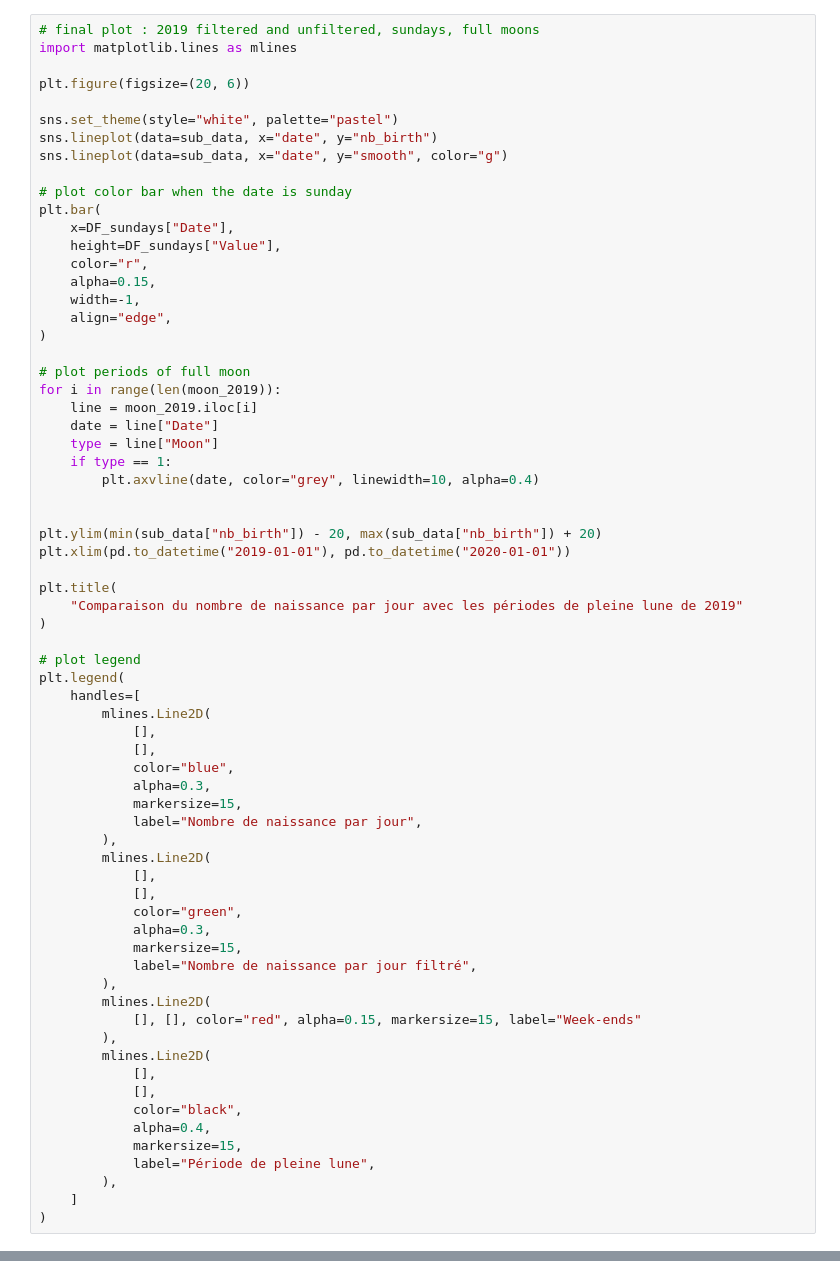
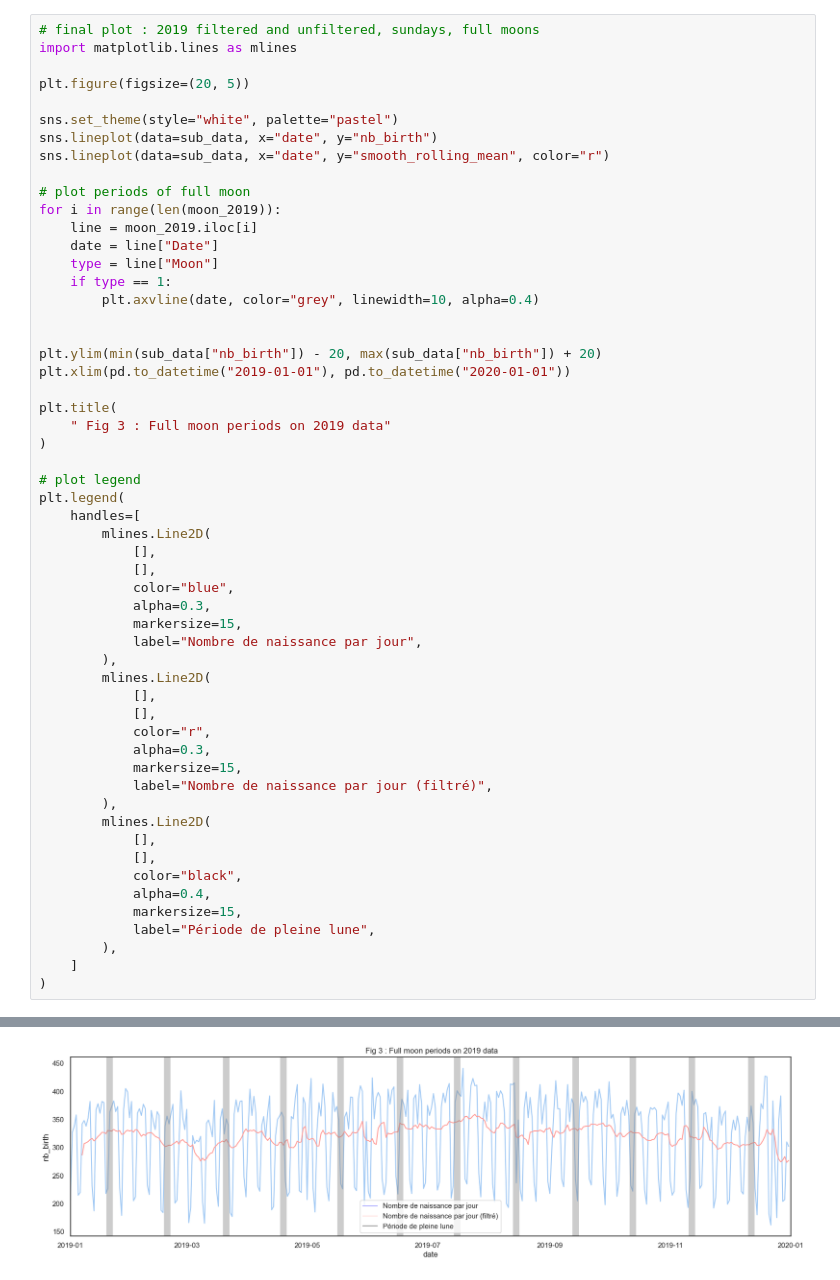
Before and after one commit to gmartinod/birth-vs-moon, a Jupyter notebook: fullMoonBirth.ipynb, the cells around one changed output, grey strips where cells are left out. Saved outputs shown, nothing was run; the diff lists cells and outputs as text.

```diff
--- a/fullMoonBirth.ipynb
+++ b/fullMoonBirth.ipynb
@@ -264,21 +252,11 @@ plt.ylim(min(sub_data["nb_birth"]) - 20, max(sub_data["nb_birth"]) + 20)
 # final plot : 2019 filtered and unfiltered, sundays, full moons
 import matplotlib.lines as mlines
 
-plt.figure(figsize=(20, 6))
+plt.figure(figsize=(20, 5))
 
 sns.set_theme(style="white", palette="pastel")
 sns.lineplot(data=sub_data, x="date", y="nb_birth")
-sns.lineplot(data=sub_data, x="date", y="smooth", color="g")
-
-# plot color bar when the date is sunday
-plt.bar(
-    x=DF_sundays["Date"],
-    height=DF_sundays["Value"],
-    color="r",
-    alpha=0.15,
-    width=-1,
-    align="edge",
-)
+sns.lineplot(data=sub_data, x="date", y="smooth_rolling_mean", color="r")
 
 # plot periods of full moon
 for i in range(len(moon_2019)):
@@ -293,7 +271,7 @@ plt.ylim(min(sub_data["nb_birth"]) - 20, max(sub_data["nb_birth"]) + 20)
 plt.xlim(pd.to_datetime("2019-01-01"), pd.to_datetime("2020-01-01"))
 
 plt.title(
-    "Comparaison du nombre de naissance par jour avec les périodes de pleine lune de 2019"
+    " Fig 3 : Full moon periods on 2019 data"
 )
 
 # plot legend
@@ -310,13 +288,10 @@ plt.legend(
         mlines.Line2D(
             [],
             [],
-            color="green",
+            color="r",
             alpha=0.3,
             markersize=15,
-            label="Nombre de naissance par jour filtré",
-        ),
-        mlines.Line2D(
-            [], [], color="red", alpha=0.15, markersize=15, label="Week-ends"
+            label="Nombre de naissance par jour (filtré)",
         ),
         mlines.Line2D(
             [],
@@ -333,0 +308 @@ plt.legend(
+[figure, added]
```
Also changed, not shown: parts of 12 cells of this notebook, 2 other files.
